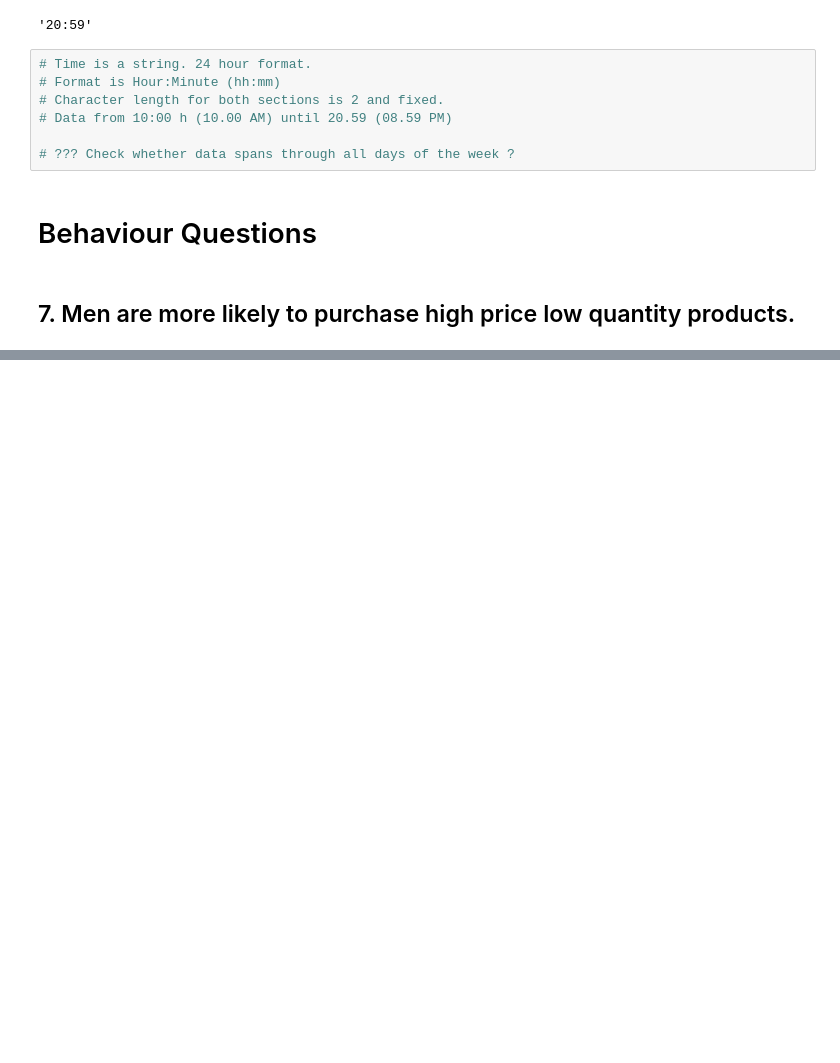
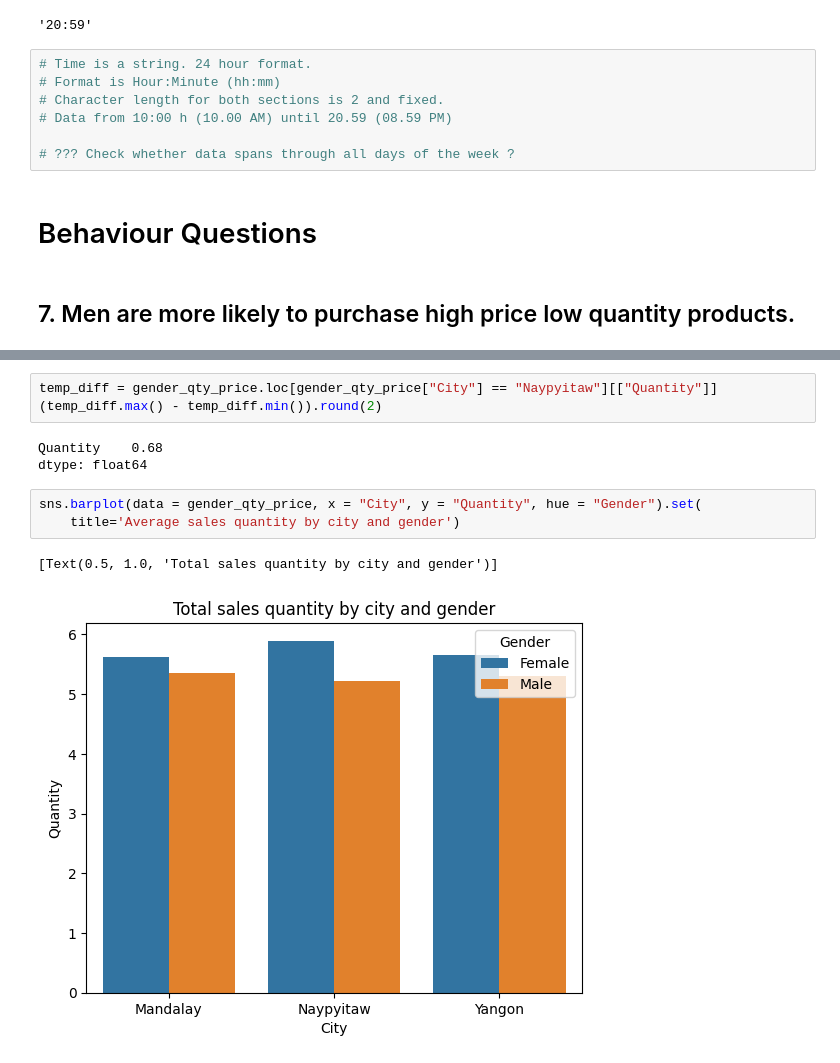
Before and after one commit to Zzzhenya/Supermarket_sales, a Jupyter notebook: Supermarket_data_exploration.ipynb, the cells around one changed output, grey strips where cells are left out. Saved outputs shown, nothing was run; the diff lists cells and outputs as text; blank space fills up the shorter version.

```diff
--- a/Supermarket_data_exploration.ipynb
+++ b/Supermarket_data_exploration.ipynb
@@ -569,0 +618,12 @@ df.Time.max()
+# %%
+temp_diff = gender_qty_price.loc[gender_qty_price["City"] == "Naypyitaw"][["Quantity"]]
+(temp_diff.max() - temp_diff.min()).round(2)
+# %% [output]
+Quantity    0.68
+dtype: float64
+# %%
+sns.barplot(data = gender_qty_price, x = "City", y = "Quantity", hue = "Gender").set(
+    title='Average sales quantity by city and gender')
+# %% [output]
+[Text(0.5, 1.0, 'Total sales quantity by city and gender')]
+[figure, added]
```
Also changed, not shown: parts of 11 cells of this notebook.
